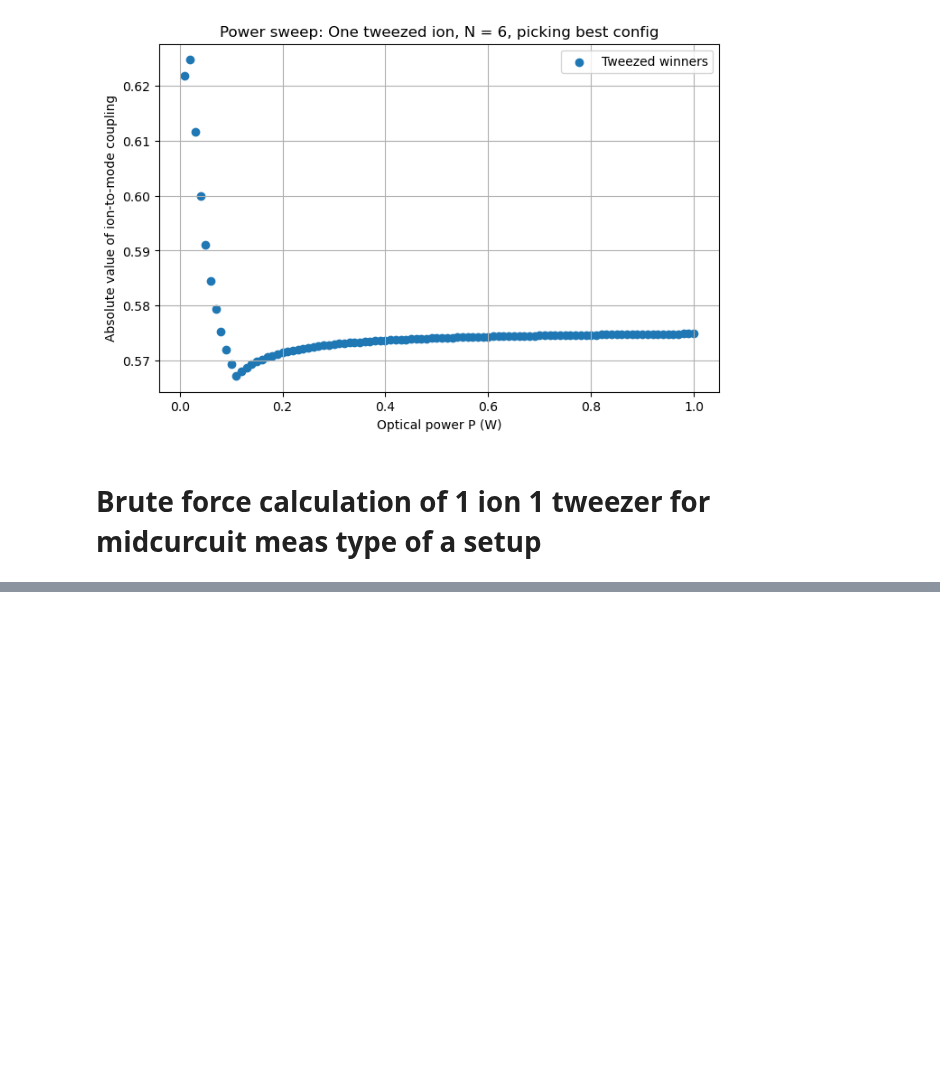
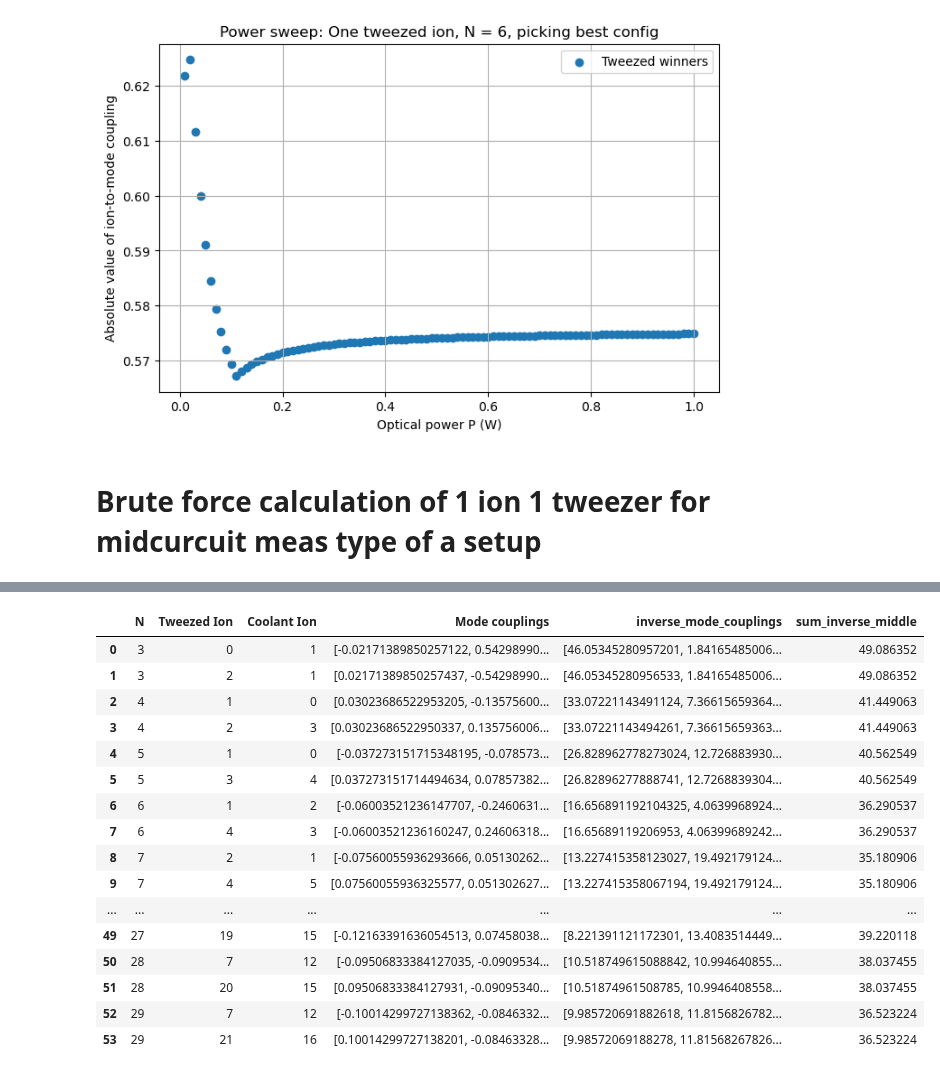
Before and after one commit to SQRLab/BladeRunner, a Jupyter notebook: Tweezers/SBC_Speedup.ipynb, the cells around one changed output, grey strips where cells are left out. Saved outputs shown, nothing was run; the diff lists cells and outputs as text; code cells hidden in the pictures; blank space fills up the shorter version.

```diff
--- a/Tweezers/SBC_Speedup.ipynb
+++ b/Tweezers/SBC_Speedup.ipynb
@@ -1188,0 +1071,20 @@ plt.scatter(df_winners['N'], df_winners['inverse_sum'])
+# %%
+combined
+# %% [output]
+|  | N | Tweezed Ion | Coolant Ion | Mode couplings | inverse_mode_couplings | sum_inverse_middle |
+| 0 | 3 | 0 | 1 | [-0.02171389850257122, 0.54298990... | [46.05345280957201, 1.84165485006... | 49.086352 |
+| 1 | 3 | 2 | 1 | [0.02171389850257437, -0.54298990... | [46.05345280956533, 1.84165485006... | 49.086352 |
+| 2 | 4 | 1 | 0 | [0.03023686522953205, -0.13575600... | [33.07221143491124, 7.36615659364... | 41.449063 |
+| 3 | 4 | 2 | 3 | [0.03023686522950337, 0.135756006... | [33.07221143494261, 7.36615659363... | 41.449063 |
+| 4 | 5 | 1 | 0 | [-0.037273151715348195, -0.078573... | [26.828962778273024, 12.726883930... | 40.562549 |
+| 5 | 5 | 3 | 4 | [0.037273151714494634, 0.07857382... | [26.82896277888741, 12.7268839304... | 40.562549 |
+| 6 | 6 | 1 | 2 | [-0.06003521236147707, -0.2460631... | [16.656891192104325, 4.0639968924... | 36.290537 |
+| 7 | 6 | 4 | 3 | [-0.06003521236160247, 0.24606318... | [16.65689119206953, 4.06399689242... | 36.290537 |
+| 8 | 7 | 2 | 1 | [-0.07560055936293666, 0.05130262... | [13.227415358123027, 19.492179124... | 35.180906 |
+| 9 | 7 | 4 | 5 | [0.07560055936325577, 0.051302627... | [13.227415358067194, 19.492179124... | 35.180906 |
+| ... | ... | ... | ... | ... | ... | ... |
+| 49 | 27 | 19 | 15 | [-0.12163391636054513, 0.07458038... | [8.221391121172301, 13.4083514449... | 39.220118 |
+| 50 | 28 | 7 | 12 | [-0.09506833384127035, -0.0909534... | [10.518749615088842, 10.994640855... | 38.037455 |
+| 51 | 28 | 20 | 15 | [0.09506833384127931, -0.09095340... | [10.51874961508785, 10.9946408558... | 38.037455 |
+| 52 | 29 | 7 | 12 | [-0.10014299727138362, -0.0846332... | [9.985720691882618, 11.8156826782... | 36.523224 |
+| 53 | 29 | 21 | 16 | [0.10014299727138201, -0.08463328... | [9.98572069188278, 11.81568267826... | 36.523224 |
```
Also changed, not shown: parts of 19 cells of this notebook, 1 other file.
